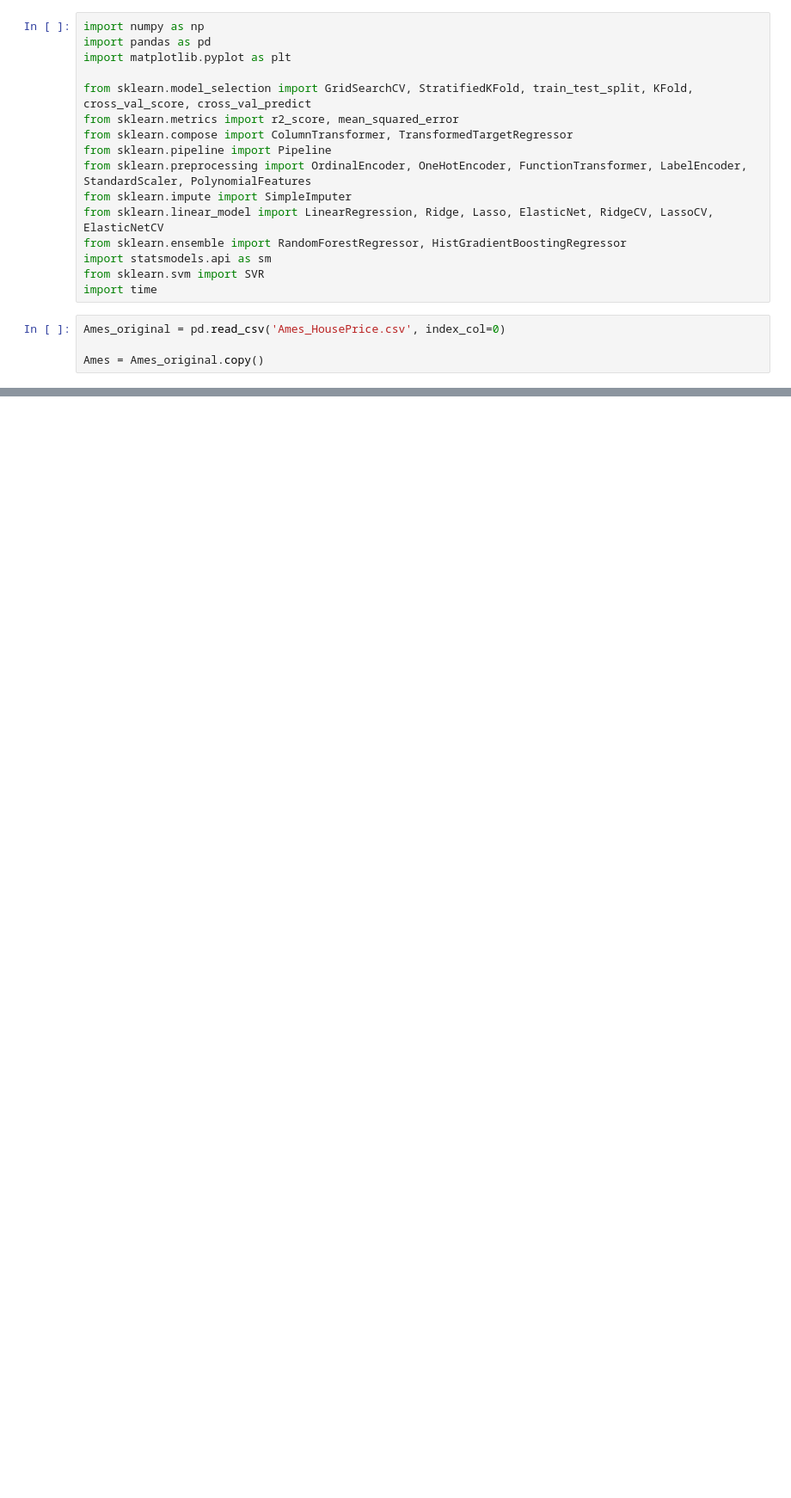
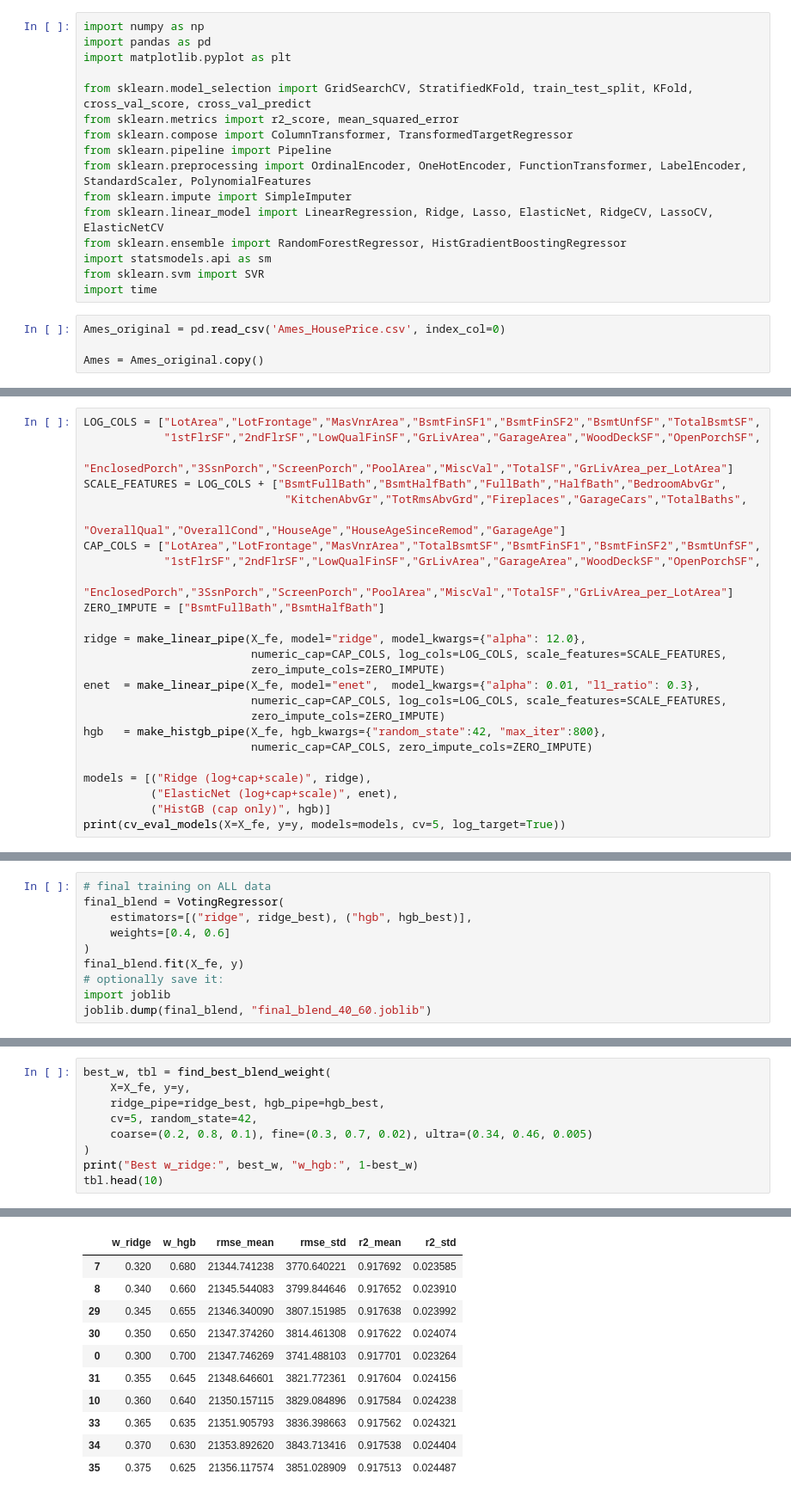
Before and after one commit to asilbert/MLProject, a Jupyter notebook: MLProject_V2.ipynb, the cells around one changed output, grey strips where cells are left out. Shown at 86% size. Drawn from its saved outputs; the diff is of its cells as text; blank space fills up the shorter version.

```diff
--- a/MLProject_V2.ipynb
+++ b/MLProject_V2.ipynb
@@ -459,0 +438,25 @@ print(cv_eval_models(X=X_fe, y=y, models=[
+# %%
+LOG_COLS = ["LotArea","LotFrontage","MasVnrArea","BsmtFinSF1","BsmtFinSF2","BsmtUnfSF","TotalBsmtSF",
+            "1stFlrSF","2ndFlrSF","LowQualFinSF","GrLivArea","GarageArea","WoodDeckSF","OpenPorchSF",
+            "EnclosedPorch","3SsnPorch","ScreenPorch","PoolArea","MiscVal","TotalSF","GrLivArea_per_LotArea"]
+SCALE_FEATURES = LOG_COLS + ["BsmtFullBath","BsmtHalfBath","FullBath","HalfBath","BedroomAbvGr",
+                              "KitchenAbvGr","TotRmsAbvGrd","Fireplaces","GarageCars","TotalBaths",
+                              "OverallQual","OverallCond","HouseAge","HouseAgeSinceRemod","GarageAge"]
+CAP_COLS = ["LotArea","LotFrontage","MasVnrArea","TotalBsmtSF","BsmtFinSF1","BsmtFinSF2","BsmtUnfSF",
+            "1stFlrSF","2ndFlrSF","LowQualFinSF","GrLivArea","GarageArea","WoodDeckSF","OpenPorchSF",
+            "EnclosedPorch","3SsnPorch","ScreenPorch","PoolArea","MiscVal","TotalSF","GrLivArea_per_LotArea"]
+ZERO_IMPUTE = ["BsmtFullBath","BsmtHalfBath"]
+
+ridge = make_linear_pipe(X_fe, model="ridge", model_kwargs={"alpha": 12.0},
+                         numeric_cap=CAP_COLS, log_cols=LOG_COLS, scale_features=SCALE_FEATURES,
+                         zero_impute_cols=ZERO_IMPUTE)
+enet  = make_linear_pipe(X_fe, model="enet",  model_kwargs={"alpha": 0.01, "l1_ratio": 0.3},
+                         numeric_cap=CAP_COLS, log_cols=LOG_COLS, scale_features=SCALE_FEATURES,
+                         zero_impute_cols=ZERO_IMPUTE)
+hgb   = make_histgb_pipe(X_fe, hgb_kwargs={"random_state":42, "max_iter":800},
+                         numeric_cap=CAP_COLS, zero_impute_cols=ZERO_IMPUTE)
+
+models = [("Ridge (log+cap+scale)", ridge),
+          ("ElasticNet (log+cap+scale)", enet),
+          ("HistGB (cap only)", hgb)]
+print(cv_eval_models(X=X_fe, y=y, models=models, cv=5, log_target=True))
@@ -459,0 +823,10 @@ print(cv_eval_models(X=X_fe, y=y, models=[
+# %%
+# final training on ALL data
+final_blend = VotingRegressor(
+    estimators=[("ridge", ridge_best), ("hgb", hgb_best)],
+    weights=[0.4, 0.6]
+)
+final_blend.fit(X_fe, y)
+# optionally save it:
+import joblib
+joblib.dump(final_blend, "final_blend_40_60.joblib")
@@ -459,0 +1040,10 @@ print(cv_eval_models(X=X_fe, y=y, models=[
+# %%
+best_w, tbl = find_best_blend_weight(
+    X=X_fe, y=y,
+    ridge_pipe=ridge_best, hgb_pipe=hgb_best,
+    cv=5, random_state=42,
+    coarse=(0.2, 0.8, 0.1), fine=(0.3, 0.7, 0.02), ultra=(0.34, 0.46, 0.005)
+)
+print("Best w_ridge:", best_w, "w_hgb:", 1-best_w)
+tbl.head(10)
+# %% [output]
@@ -459,0 +1051,11 @@ print(cv_eval_models(X=X_fe, y=y, models=[
+|  | w_ridge | w_hgb | rmse_mean | rmse_std | r2_mean | r2_std |
+| 7 | 0.320 | 0.680 | 21344.741238 | 3770.640221 | 0.917692 | 0.023585 |
+| 8 | 0.340 | 0.660 | 21345.544083 | 3799.844646 | 0.917652 | 0.023910 |
+| 29 | 0.345 | 0.655 | 21346.340090 | 3807.151985 | 0.917638 | 0.023992 |
+| 30 | 0.350 | 0.650 | 21347.374260 | 3814.461308 | 0.917622 | 0.024074 |
+| 0 | 0.300 | 0.700 | 21347.746269 | 3741.488103 | 0.917701 | 0.023264 |
+| 31 | 0.355 | 0.645 | 21348.646601 | 3821.772361 | 0.917604 | 0.024156 |
+| 10 | 0.360 | 0.640 | 21350.157115 | 3829.084896 | 0.917584 | 0.024238 |
+| 33 | 0.365 | 0.635 | 21351.905793 | 3836.398663 | 0.917562 | 0.024321 |
+| 34 | 0.370 | 0.630 | 21353.892620 | 3843.713416 | 0.917538 | 0.024404 |
+| 35 | 0.375 | 0.625 | 21356.117574 | 3851.028909 | 0.917513 | 0.024487 |
```
Also changed, not shown: parts of 49 cells of this notebook, 2 other files.
